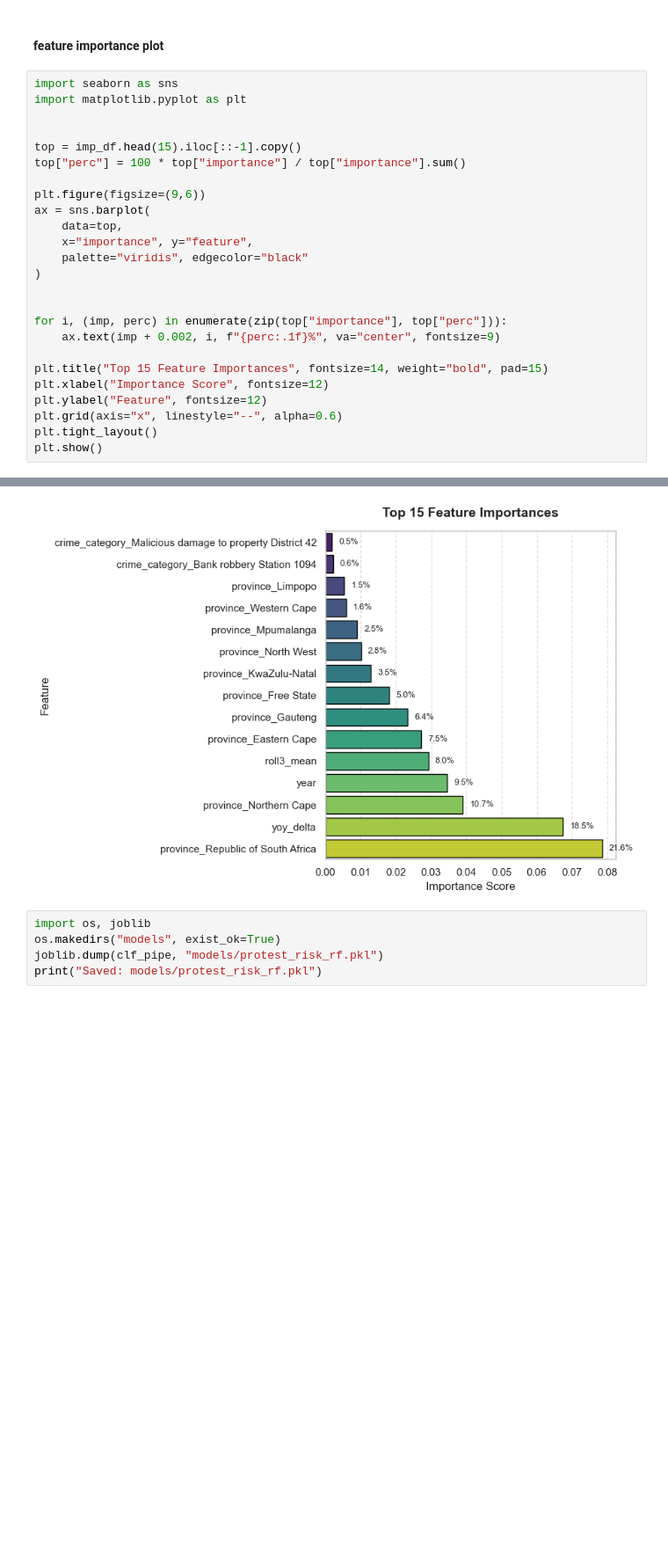
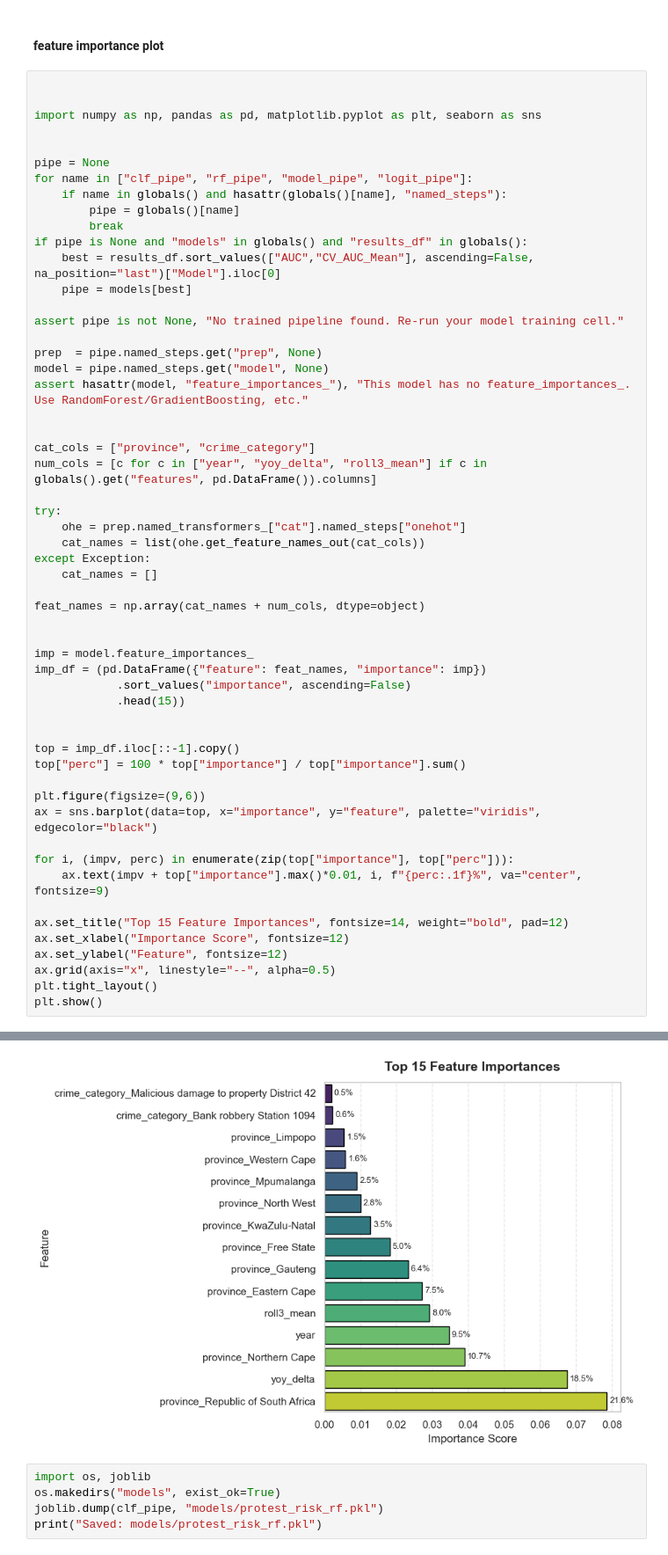
Before and after one commit to themaxempire23/DIRISA, a Jupyter notebook: team_nust_protest_model.ipynb, the cells around one changed output, grey strips where cells are left out. Shown: that part at 88% size. Cells and saved outputs as stored; diff of their text form; blank space fills up the shorter version.

```diff
--- a/team_nust_protest_model.ipynb
+++ b/team_nust_protest_model.ipynb
@@ -757,28 +757,58 @@ Loaded saved model: models/protest_risk_rf.pkl
 # %% [markdown]
 #### feature importance plot
 # %%
-import seaborn as sns
-import matplotlib.pyplot as plt
 
 
-top = imp_df.head(15).iloc[::-1].copy()
+import numpy as np, pandas as pd, matplotlib.pyplot as plt, seaborn as sns
+
+
+pipe = None
+for name in ["clf_pipe", "rf_pipe", "model_pipe", "logit_pipe"]:
+    if name in globals() and hasattr(globals()[name], "named_steps"):
+        pipe = globals()[name]
+        break
+if pipe is None and "models" in globals() and "results_df" in globals():
+    best = results_df.sort_values(["AUC","CV_AUC_Mean"], ascending=False, na_position="last")["Model"].iloc[0]
+    pipe = models[best]
+
+assert pipe is not None, "No trained pipeline found. Re-run your model training cell."
+
+prep  = pipe.named_steps.get("prep", None)
+model = pipe.named_steps.get("model", None)
+assert hasattr(model, "feature_importances_"), "This model has no feature_importances_. Use RandomForest/GradientBoosting, etc."
+
+
+cat_cols = ["province", "crime_category"]
+num_cols = [c for c in ["year", "yoy_delta", "roll3_mean"] if c in globals().get("features", pd.DataFrame()).columns]
+
+try:
+    ohe = prep.named_transformers_["cat"].named_steps["onehot"]
+    cat_names = list(ohe.get_feature_names_out(cat_cols))
+except Exception:
+    cat_names = []
+
+feat_names = np.array(cat_names + num_cols, dtype=object)
+
+
+imp = model.feature_importances_
+imp_df = (pd.DataFrame({"feature": feat_names, "importance": imp})
+            .sort_values("importance", ascending=False)
+            .head(15))
+
+
+top = imp_df.iloc[::-1].copy()
 top["perc"] = 100 * top["importance"] / top["importance"].sum()
 
 plt.figure(figsize=(9,6))
-ax = sns.barplot(
-    data=top,
-    x="importance", y="feature",
-    palette="viridis", edgecolor="black"
-)
+ax = sns.barplot(data=top, x="importance", y="feature", palette="viridis", edgecolor="black")
 
+for i, (impv, perc) in enumerate(zip(top["importance"], top["perc"])):
+    ax.text(impv + top["importance"].max()*0.01, i, f"{perc:.1f}%", va="center", fontsize=9)
 
-for i, (imp, perc) in enumerate(zip(top["importance"], top["perc"])):
-    ax.text(imp + 0.002, i, f"{perc:.1f}%", va="center", fontsize=9)
-
-plt.title("Top 15 Feature Importances", fontsize=14, weight="bold", pad=15)
-plt.xlabel("Importance Score", fontsize=12)
-plt.ylabel("Feature", fontsize=12)
-plt.grid(axis="x", linestyle="--", alpha=0.6)
+ax.set_title("Top 15 Feature Importances", fontsize=14, weight="bold", pad=12)
+ax.set_xlabel("Importance Score", fontsize=12)
+ax.set_ylabel("Feature", fontsize=12)
+ax.grid(axis="x", linestyle="--", alpha=0.5)
 plt.tight_layout()
 plt.show()
 # %% [output]
@@ -788,4 +818,4 @@ Passing `palette` without assigning `hue` is deprecated and will be removed in v
-[figure, old version]
+[figure, new version]
 # %%
 import os, joblib
 os.makedirs("models", exist_ok=True)
```
Also changed, not shown: parts of 5 cells of this notebook, 2 other files.
